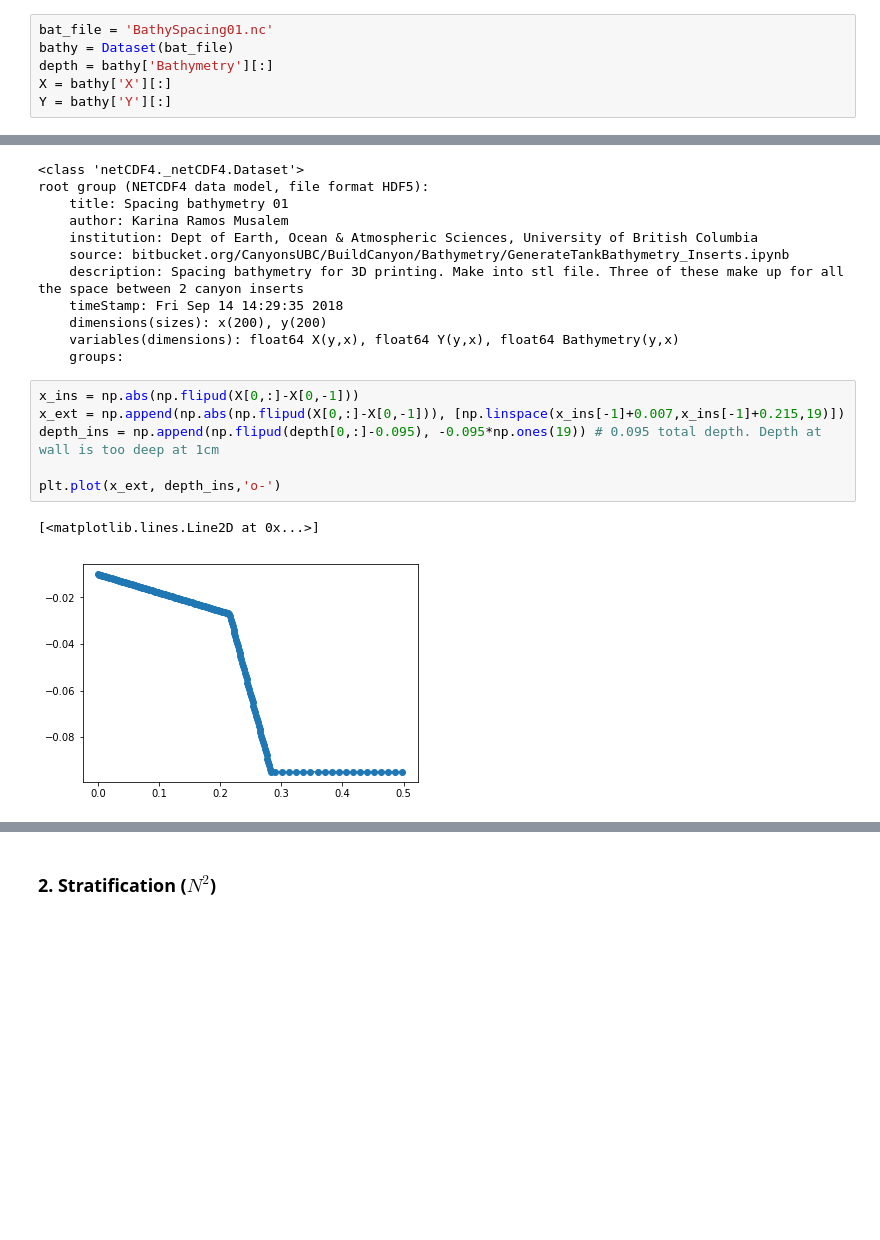
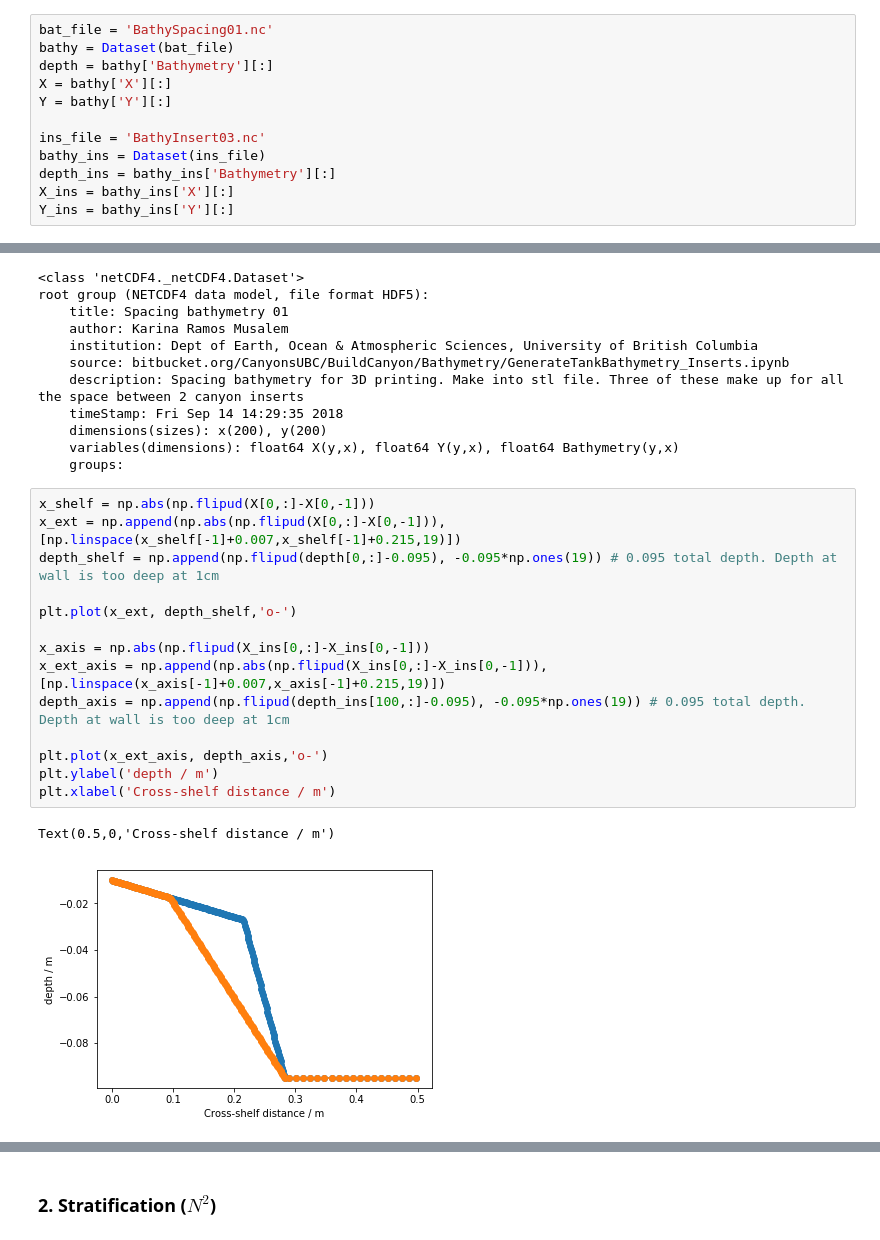
Before and after one commit to UBC-MOAD/MultipleCanyons, a Jupyter notebook: CTWs/notebooks/prepareInput.ipynb, the cells around one changed output, grey strips where cells are left out. Saved outputs shown, nothing was run; the diff lists cells and outputs as text; blank space fills up the shorter version.

```diff
--- a/CTWs/notebooks/prepareInput.ipynb
+++ b/CTWs/notebooks/prepareInput.ipynb
@@ -65,6 +60,12 @@ bathy = Dataset(bat_file)
 depth = bathy['Bathymetry'][:]
 X = bathy['X'][:]
 Y = bathy['Y'][:]
+
+ins_file = 'BathyInsert03.nc'
+bathy_ins = Dataset(ins_file)
+depth_ins = bathy_ins['Bathymetry'][:]
+X_ins = bathy_ins['X'][:]
+Y_ins = bathy_ins['Y'][:]
 # %%
 bathy
 # %% [output]
@@ -80,13 +81,21 @@ root group (NETCDF4 data model, file format HDF5):
     variables(dimensions): float64 X(y,x), float64 Y(y,x), float64 Bathymetry(y,x)
     groups:
 # %%
-x_ins = np.abs(np.flipud(X[0,:]-X[0,-1]))
-x_ext = np.append(np.abs(np.flipud(X[0,:]-X[0,-1])), [np.linspace(x_ins[-1]+0.007,x_ins[-1]+0.215,19)])
-depth_ins = np.append(np.flipud(depth[0,:]-0.095), -0.095*np.ones(19)) # 0.095 total depth. Depth at wall is too deep at 1cm
+x_shelf = np.abs(np.flipud(X[0,:]-X[0,-1]))
+x_ext = np.append(np.abs(np.flipud(X[0,:]-X[0,-1])), [np.linspace(x_shelf[-1]+0.007,x_shelf[-1]+0.215,19)])
+depth_shelf = np.append(np.flipud(depth[0,:]-0.095), -0.095*np.ones(19)) # 0.095 total depth. Depth at wall is too deep at 1cm
 
-plt.plot(x_ext, depth_ins,'o-')
+plt.plot(x_ext, depth_shelf,'o-')
+
+x_axis = np.abs(np.flipud(X_ins[0,:]-X_ins[0,-1]))
+x_ext_axis = np.append(np.abs(np.flipud(X_ins[0,:]-X_ins[0,-1])), [np.linspace(x_axis[-1]+0.007,x_axis[-1]+0.215,19)])
+depth_axis = np.append(np.flipud(depth_ins[100,:]-0.095), -0.095*np.ones(19)) # 0.095 total depth. Depth at wall is too deep at 1cm
+
+plt.plot(x_ext_axis, depth_axis,'o-')
+plt.ylabel('depth / m')
+plt.xlabel('Cross-shelf distance / m')
 # %% [output]
-[<matplotlib.lines.Line2D at 0x...>]
+Text(0.5,0,'Cross-shelf distance / m')
-[figure, old version]
+[figure, new version]
 # %%
 # Cross-shelf points for input (depth, distance pairs)
```
Also changed, not shown: parts of 20 cells of this notebook, 4 other files.
